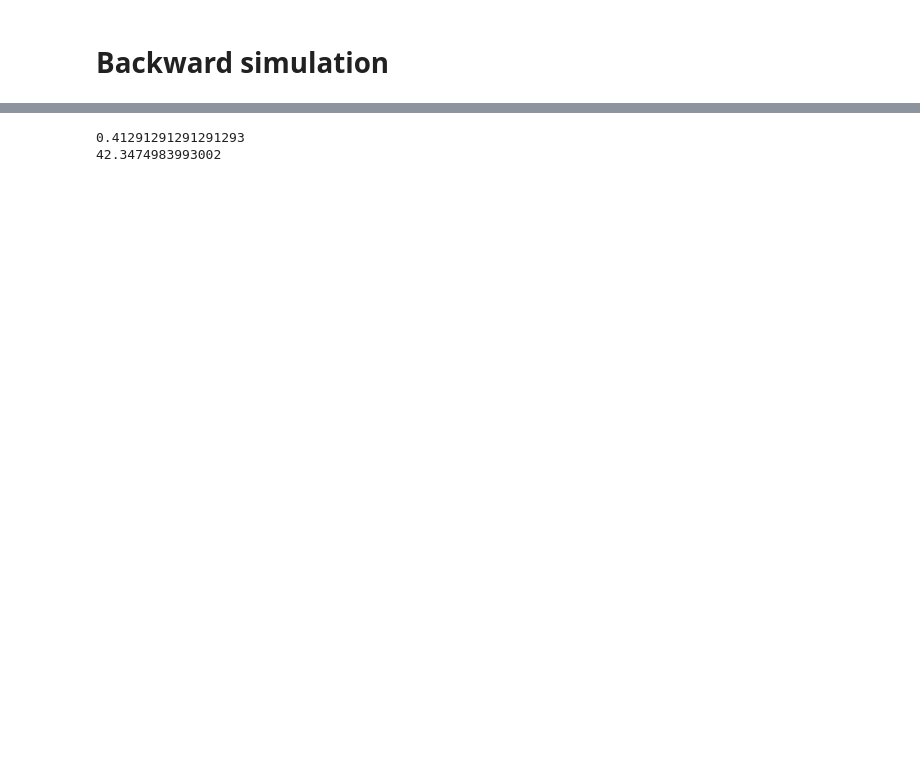
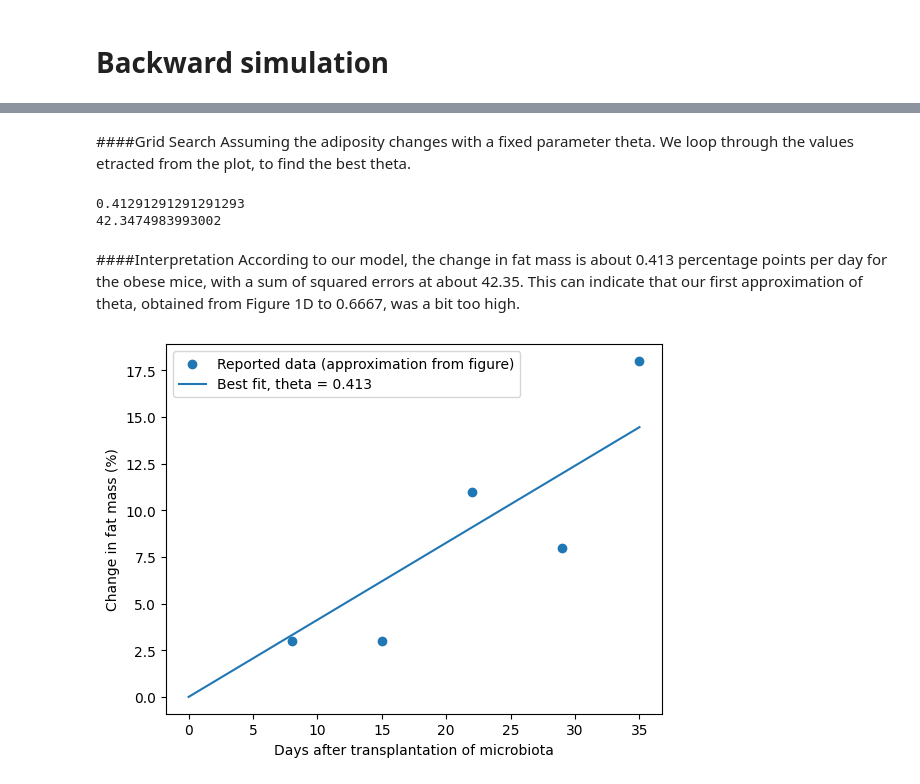
Before and after one commit to AnkiPoppel/Cb2330---Project-, a Jupyter notebook: Different_approach_simulation.ipynb, the cells around one changed output, grey strips where cells are left out. Saved outputs shown, nothing was run; the diff lists cells and outputs as text; code cells hidden in the pictures; blank space fills up the shorter version.

```diff
--- a/Different_approach_simulation.ipynb
+++ b/Different_approach_simulation.ipynb
@@ -74,6 +157,10 @@ plt.show()
 days_report = [8, 15, 22, 29, 35] #The days reported in paper as seen above
 lean_report = [-9, 1, -1, 1, 3] #These values were chosen based on the data points for the Lean mice
 obese_report = [3, 3, 11, 8, 18] #These values were chosen based on the data points for the Obese mice
+# %% [markdown]
+####Grid Search
+Assuming the adiposity changes with a fixed parameter theta.
+We loop through the values etracted from the plot, to find the best theta.
 # %%
 best_theta = 0 #Since we dont have a good value for theta yet our best value is simply zero
 smallest_error = 10000 #Any error we calculate should be smaller than this very big number -> could choose any number that is big
@@ -94,3 +181,20 @@ print(smallest_error) #This is the corresponding error we get, should be as low
 # %% [output]
 0.41291291291291293
 42.3474983993002
+# %% [markdown]
+####Interpretation
+According to our model, the change in fat mass is about 0.413 percentage points per day for the obese mice, with a sum of squared errors at about 42.35. This can indicate that our first approximation of theta, obtained from Figure 1D to 0.6667, was a bit too high.
+# %%
+#Here, we plot the model fit
+t_plot = np.linspace(0, 35, 200)
+model_plot = best_theta * t_plot
+
+plt.scatter(days_report, obese_report, label="Reported data (approximation from figure)")
+plt.plot(t_plot, model_plot, label=f"Best fit, theta = {best_theta:.3f}")
+
+plt.xlabel("Days after transplantation of microbiota")
+plt.ylabel("Change in fat mass (%)")
+plt.legend()
+plt.show()
+# %% [output]
+[figure, added]
```
Also changed, not shown: parts of 26 cells of this notebook.
